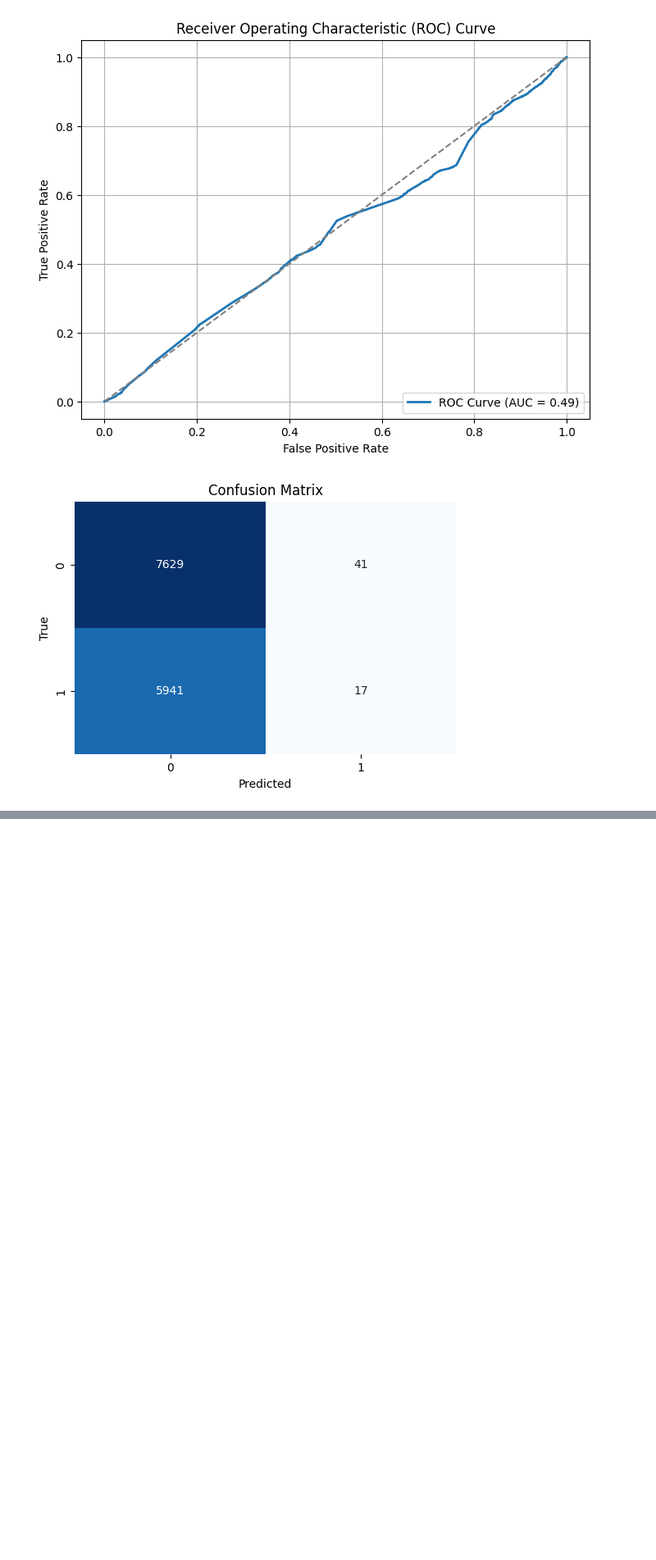
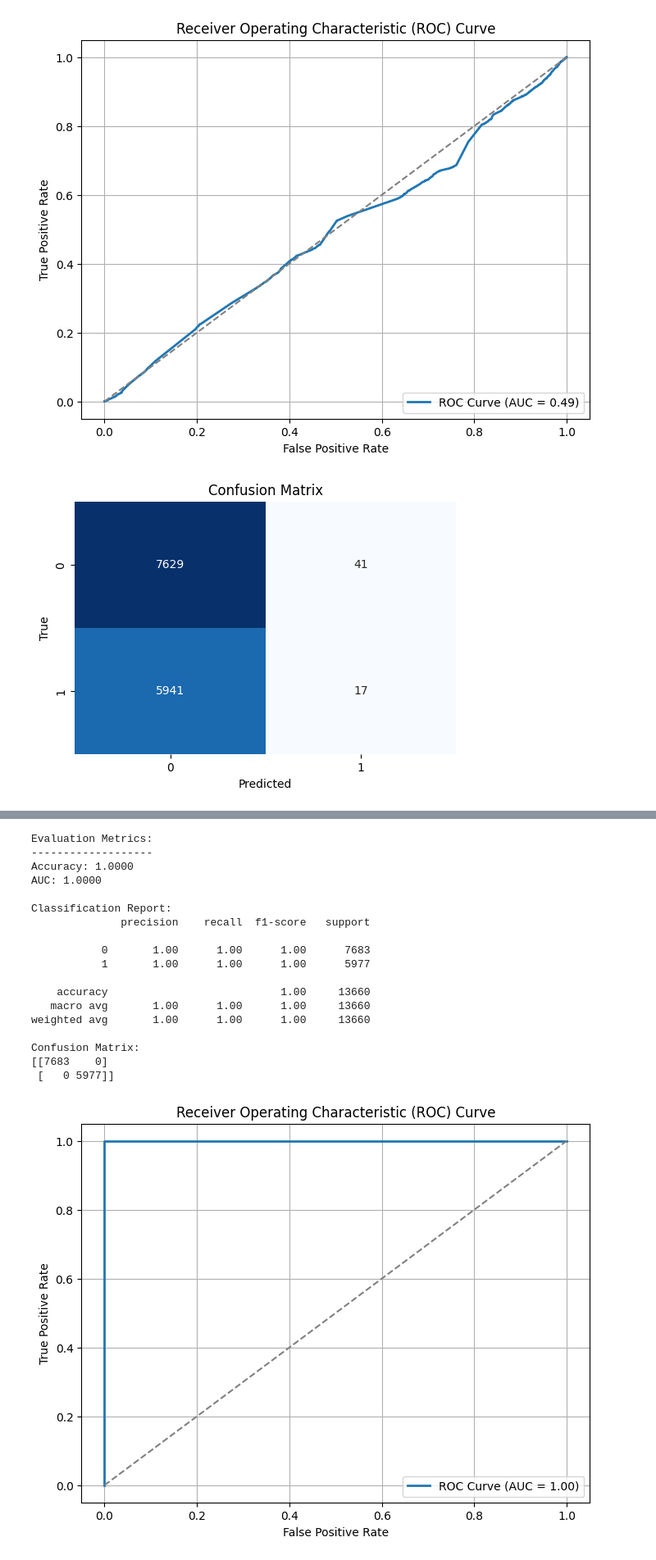
Before and after one commit to jizarra87/nba-data-project, a Jupyter notebook: src/notebooks/logistic_regression_eval.ipynb, the cells around one changed output, grey strips where cells are left out. Shown at 82% size. Saved outputs shown, nothing was run; the diff lists cells and outputs as text; code cells hidden in the pictures; blank space fills up the shorter version.

```diff
--- a/src/models/logistic_regression_eval.ipynb
+++ b/src/notebooks/logistic_regression_eval.ipynb
@@ -486,0 +551,77 @@ Confusion Matrix:
+# %%
+# Extract features and target (target: WL_away)
+X_eval = df[columns]
+y_eval = df['WL']
+
+# Ensure the feature columns have proper numeric types
+X_eval = X_eval.astype(float)
+
+
+# -----------------------------
+# 3. Execute the Model (Prediction)
+# -----------------------------
+y_pred = model.predict(X_eval)
+y_prob = model.predict_proba(X_eval)[:, 1]
+
+# -----------------------------
+# 4. Evaluate the Model
+# -----------------------------
+accuracy = accuracy_score(y_eval, y_pred)
+auc_score = roc_auc_score(y_eval, y_prob)
+
+print("Evaluation Metrics:")
+print("-------------------")
+print(f"Accuracy: {accuracy:.4f}")
+print(f"AUC: {auc_score:.4f}")
+print("\nClassification Report:")
+print(classification_report(y_eval, y_pred))
+
+cm = confusion_matrix(y_eval, y_pred)
+print("Confusion Matrix:")
+print(cm)
+
+# -----------------------------
+# 5. Plot ROC Curve
+# -----------------------------
+fpr, tpr, thresholds = roc_curve(y_eval, y_prob)
+roc_auc_val = auc(fpr, tpr)
+
+plt.figure(figsize=(8, 6))
+plt.plot(fpr, tpr, label=f"ROC Curve (AUC = {roc_auc_val:.2f})", lw=2)
+plt.plot([0, 1], [0, 1], linestyle='--', color='gray')
+plt.xlabel("False Positive Rate")
+plt.ylabel("True Positive Rate")
+plt.title("Receiver Operating Characteristic (ROC) Curve")
+plt.legend(loc="lower right")
+plt.grid(True)
+plt.show()
+
+# -----------------------------
+# 6. Plot Confusion Matrix
+# -----------------------------
+plt.figure(figsize=(6, 4))
+sns.heatmap(cm, annot=True, fmt="d", cmap="Blues", cbar=False)
+plt.xlabel("Predicted")
+plt.ylabel("True")
+plt.title("Confusion Matrix")
+plt.show()
+# %% [output]
+Evaluation Metrics:
+-------------------
+Accuracy: 1.0000
+AUC: 1.0000
+
+Classification Report:
+              precision    recall  f1-score   support
+
+           0       1.00      1.00      1.00      7683
+           1       1.00      1.00      1.00      5977
+
+    accuracy                           1.00     13660
+   macro avg       1.00      1.00      1.00     13660
+weighted avg       1.00      1.00      1.00     13660
+
+Confusion Matrix:
+[[7683    0]
+ [   0 5977]]
+[figure, added]
```
Also changed, not shown: parts of 3 cells of this notebook, 6 other files.
